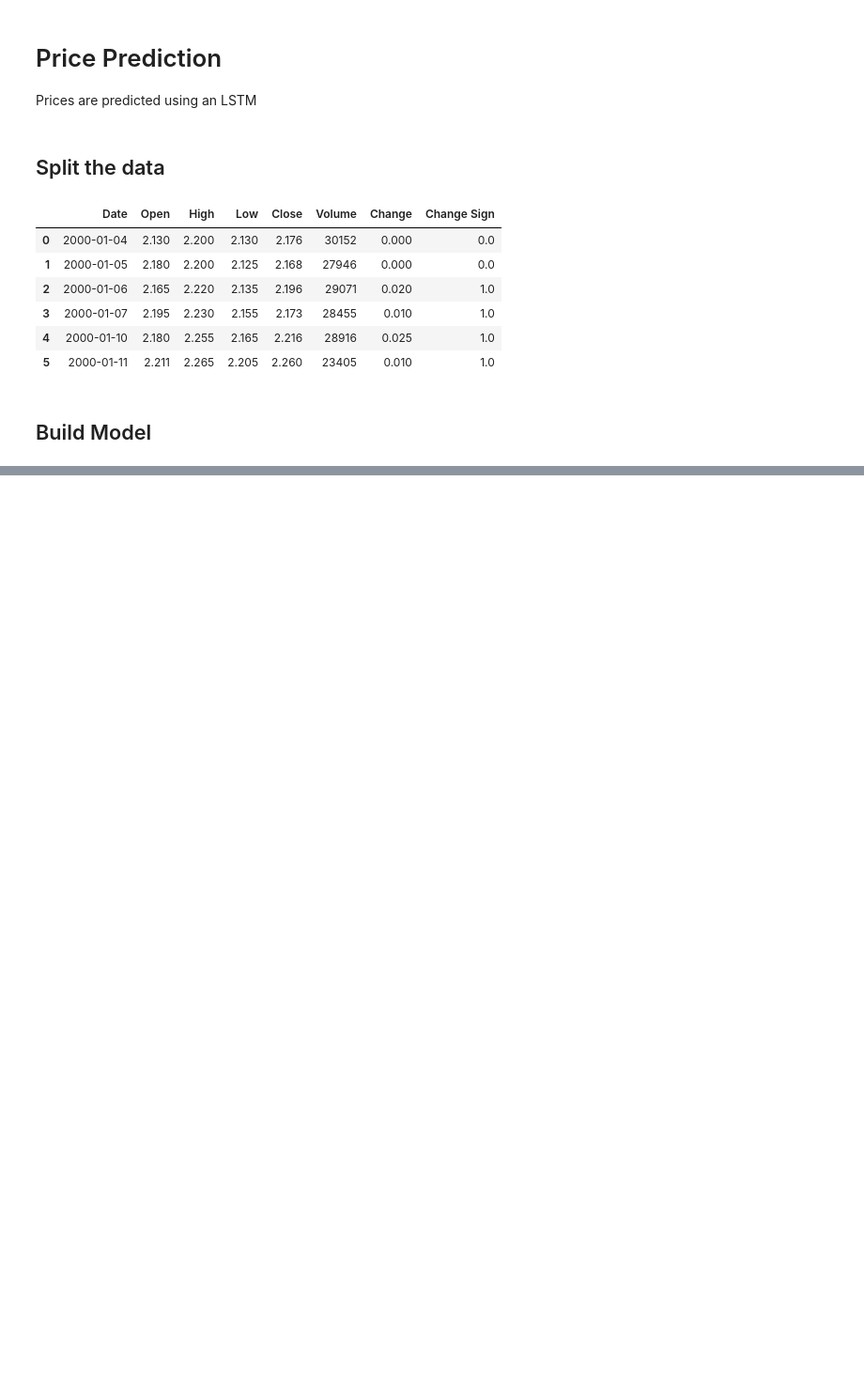
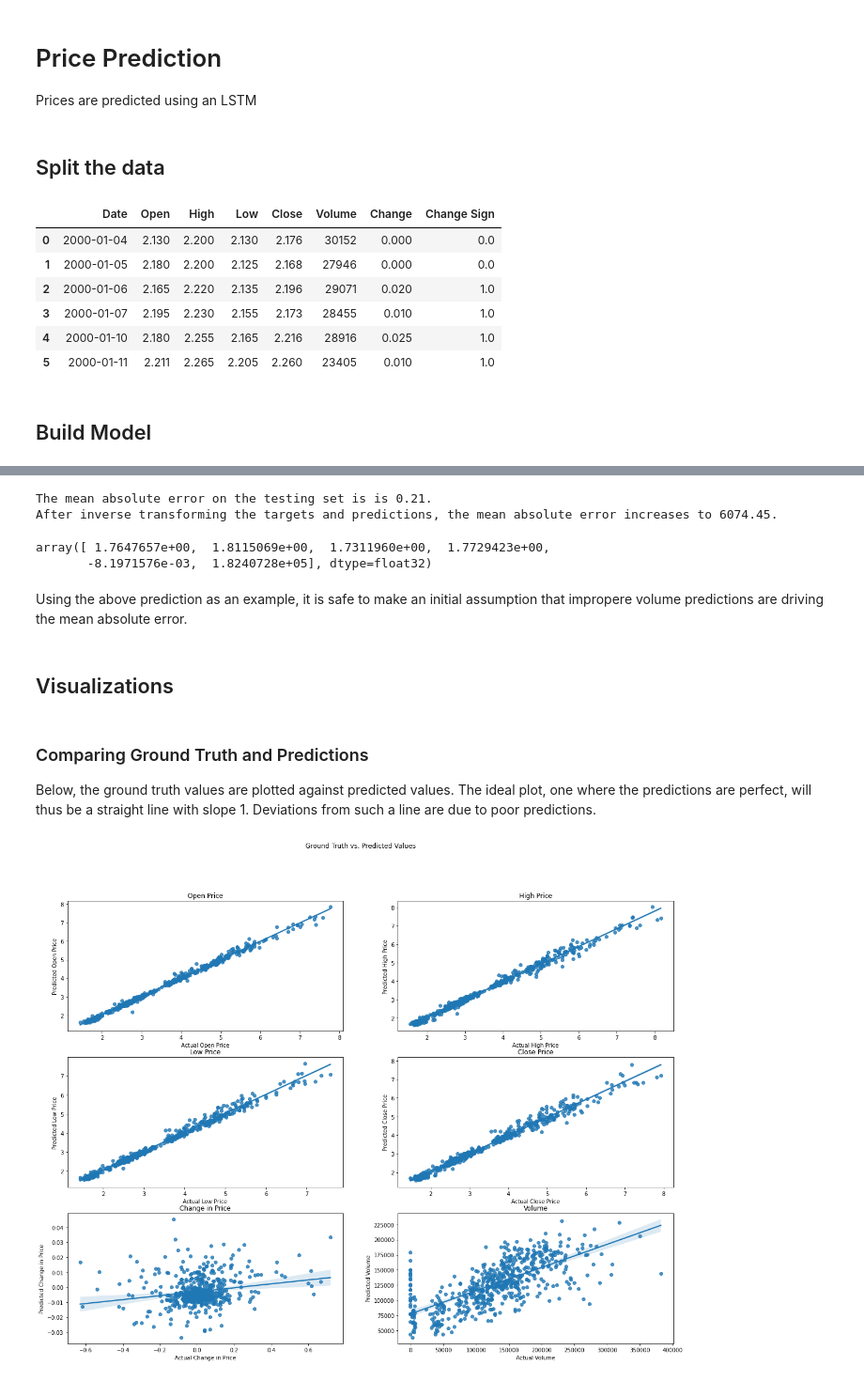
Before and after one commit to penichols10/Natural-Gas, a Jupyter notebook: natural_gas.ipynb, the cells around one changed output, grey strips where cells are left out. Shown: that part at 94% size. Saved outputs shown, nothing was run; the diff lists cells and outputs as text; code cells hidden in the pictures; blank space fills up the shorter version.

```diff
--- a/natural_gas.ipynb
+++ b/natural_gas.ipynb
@@ -220,13 +263,17 @@ x_train, x_test, y_train, y_test = train_test_split(input_seq, output_seq, rando
 ## Build Model
 # %%
 hidden_size = 512
-batch_size = 128
+batch_size = 256
+dropout_rate = 0.7
 # %%
 inputs = Input(shape=(x_train.shape[1], x_train.shape[2]))
 
-h = LSTM(hidden_size, return_sequences=True, activation='relu')(inputs)
+h = LSTM(hidden_size, recurrent_dropout=dropout_rate/2, activation='relu')(inputs)
 
-x = LSTM(hidden_size, activation='relu')(h)
+
+x = Dense(hidden_size, activation='relu')(h)
+
+x = Dropout(dropout_rate)(x)
 
 
 outputs = Dense(x_train.shape[2])(x)
@@ -252,7 +302,8 @@ Trainable params: 3,165,190
 Non-trainable params: 0
 _________________________________________________________________
 # %%
-model.compile(optimizer='adam', loss='mae')
+opt = Adam()
+model.compile(optimizer=opt, loss='mae')
 
 model.fit(x_train, y_train, validation_split=0.1, epochs=50, batch_size=batch_size)
 # %% [output]
@@ -288,0 +332,37 @@ residuals
+# %%
+y_pred = model.predict(x_test)
+y_pred_unscaled = ss.inverse_transform(y_pred)
+y_test_unscaled = ss.inverse_transform(y_test)
+mae = mean_absolute_error(y_test, y_pred)
+mae_unscaled = mean_absolute_error(y_test_unscaled, y_pred_unscaled)
+
+
+print(f'The mean absolute error on the testing set is is {np.round(mae, decimals=2)}.')
+print(f'After inverse transforming the targets and predictions, the mean absolute error increases to {np.round(mae_unscaled, decimals=2)}.')
+# %% [output]
+The mean absolute error on the testing set is is 0.21.
+After inverse transforming the targets and predictions, the mean absolute error increases to 6074.45.
+# %%
+y_pred_unscaled[0]
+# %% [output]
+array([ 1.7647657e+00,  1.8115069e+00,  1.7311960e+00,  1.7729423e+00,
+       -8.1971576e-03,  1.8240728e+05], dtype=float32)
+# %% [markdown]
+Using the above prediction as an example, it is safe to make an initial assumption that impropere volume predictions are driving the mean absolute error.
+# %% [markdown]
+## Visualizations
+# %% [markdown]
+### Comparing Ground Truth and Predictions
+Below, the ground truth values are plotted against predicted values. The ideal plot, one where the predictions are perfect, will thus be a straight line with slope 1. Deviations from such a line are due to poor predictions.
+# %%
+columns = ['Open Price', 'High Price', 'Low Price', 'Close Price', 'Change in Price', 'Volume']
+fig, axes = plt.subplots(3,2, figsize=(20,15))
+axes = axes.flatten()
+fig.suptitle('Ground Truth vs. Predicted Values')
+for i in range(y_pred.shape[1]):
+    sns.regplot(x=y_test_unscaled[:, i],  y=y_pred_unscaled[:, i], ax=axes[i])
+    axes[i].set_xlabel(f'Actual {columns[i]}')
+    axes[i].set_ylabel(f'Predicted {columns[i]}')
+    axes[i].set_title(columns[i])
+# %% [output]
+[figure, added]
```
Also changed, not shown: parts of 21 cells of this notebook.
